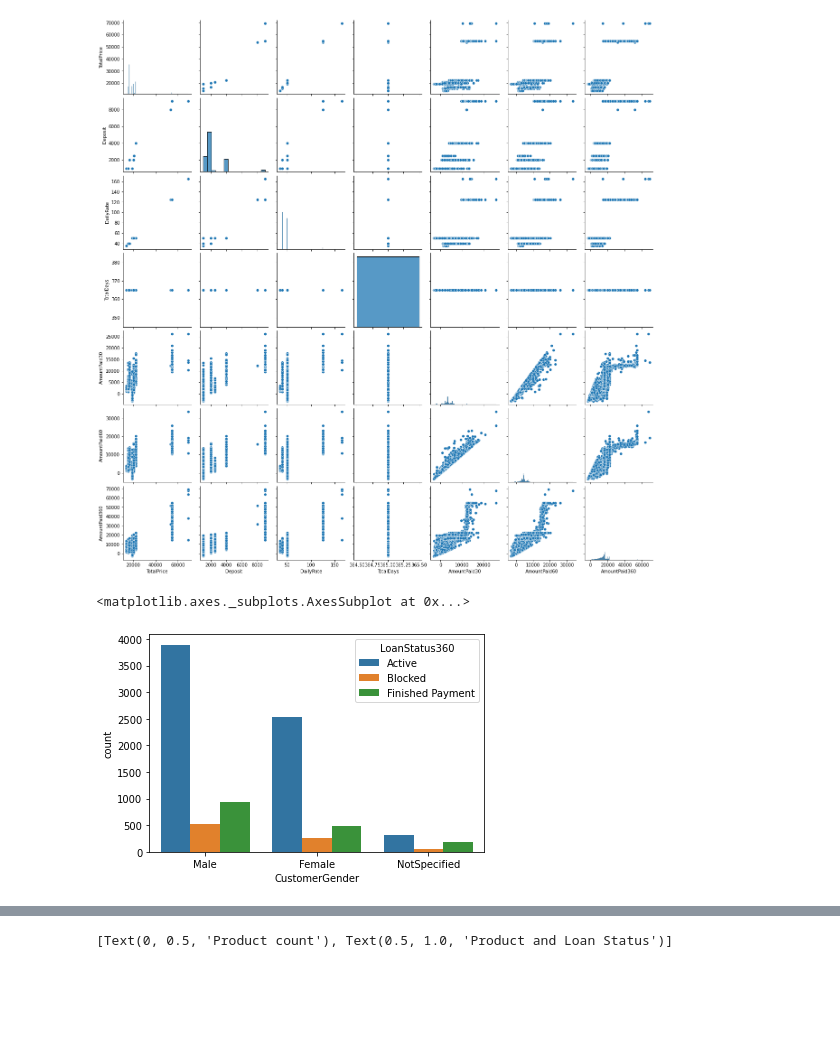
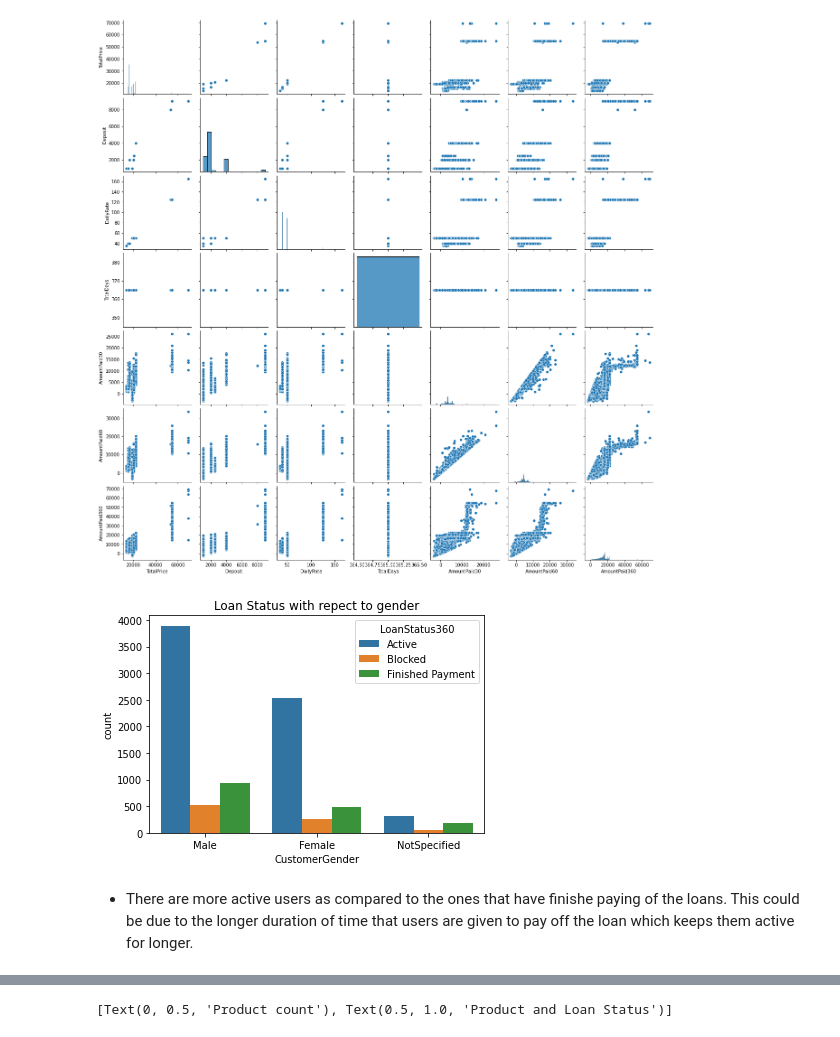
Before and after one commit to WinnieAnyoso/Kopa_Project_LDA, a Jupyter notebook: Kopa_Project1.ipynb, the cells around one changed output, grey strips where cells are left out. Drawn from its saved outputs; the diff is of its cells as text; code cells hidden in the pictures; blank space fills up the shorter version.

```diff
--- a/Kopa_Project1.ipynb
+++ b/Kopa_Project1.ipynb
@@ -225,8 +229,11 @@ sns.pairplot(df)
 # %%
 #Countplot
 sns.countplot('CustomerGender' , hue = 'LoanStatus360', data = df )
+plt.title("Loan Status with repect to gender")
+plt.show()
 # %% [output]
-<matplotlib.axes._subplots.AxesSubplot at 0x...>
-[figure, old version]
+[figure, new version]
+# %% [markdown]
+* There are more active users as compared to the ones that have finishe paying of the loans. This could be due to the longer duration of time that users are given to pay off the loan which keeps them active for longer.
 # %%
 sns.countplot('CustomerGender' , hue = 'Product', data = df)
```
Also changed, not shown: parts of 11 cells of this notebook.
